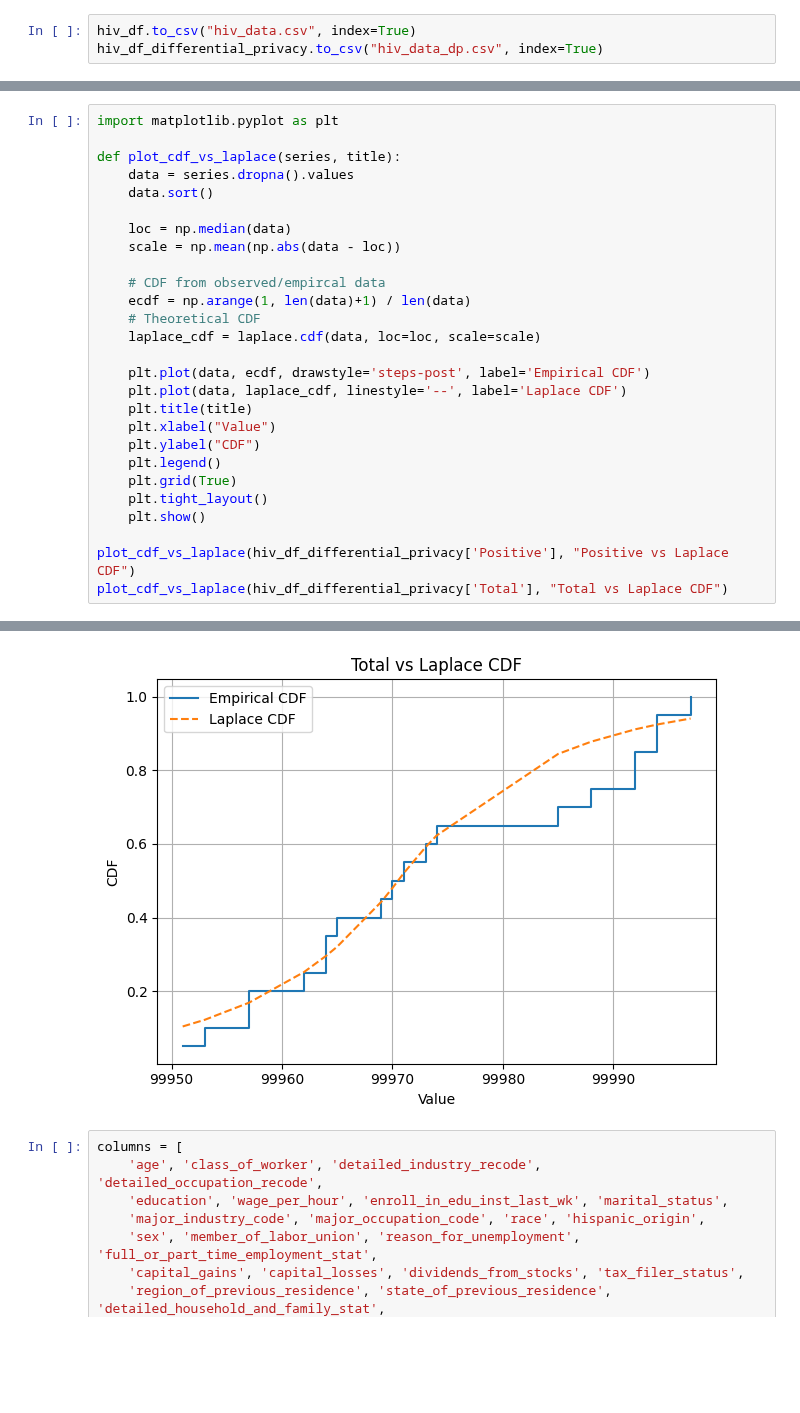
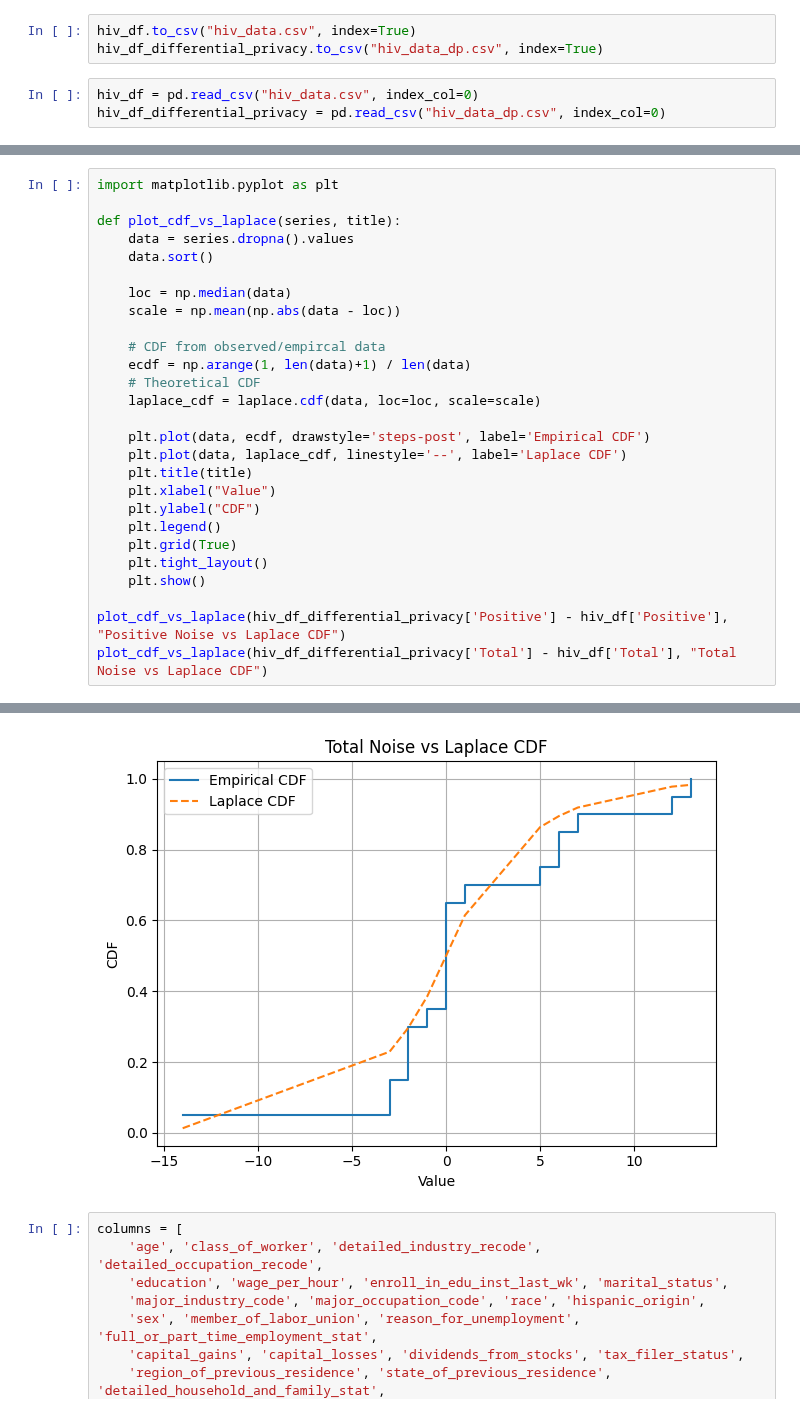
Before and after one commit to Kaya-Kaya/CMU-x-IDQuantique-Challenge, a Jupyter notebook: Task_4.ipynb, the cells around one changed output, grey strips where cells are left out. Saved outputs shown, nothing was run; the diff lists cells and outputs as text; blank space fills up the shorter version.

```diff
--- a/Task_4.ipynb
+++ b/Task_4.ipynb
@@ -216,4 +216,7 @@ display(hiv_df_differential_privacy)
 # %%
 hiv_df.to_csv("hiv_data.csv", index=True)
 hiv_df_differential_privacy.to_csv("hiv_data_dp.csv", index=True)
+# %%
+hiv_df = pd.read_csv("hiv_data.csv", index_col=0)
+hiv_df_differential_privacy = pd.read_csv("hiv_data_dp.csv", index_col=0)
 # %%
@@ -290,6 +286,6 @@ def plot_cdf_vs_laplace(series, title):
     plt.tight_layout()
     plt.show()
 
-plot_cdf_vs_laplace(hiv_df_differential_privacy['Positive'], "Positive vs Laplace CDF")
-plot_cdf_vs_laplace(hiv_df_differential_privacy['Total'], "Total vs Laplace CDF")
+plot_cdf_vs_laplace(hiv_df_differential_privacy['Positive'] - hiv_df['Positive'], "Positive Noise vs Laplace CDF")
+plot_cdf_vs_laplace(hiv_df_differential_privacy['Total'] - hiv_df['Total'], "Total Noise vs Laplace CDF")
 # %% [output]
@@ -297,4 +293,4 @@ plot_cdf_vs_laplace(hiv_df_differential_privacy['Total'], "Total vs Laplace CDF"
-[figure, old version]
+[figure, new version]
 # %%
 columns = [
     'age', 'class_of_worker', 'detailed_industry_recode', 'detailed_occupation_recode',
```
Also changed, not shown: parts of 5 cells of this notebook.
